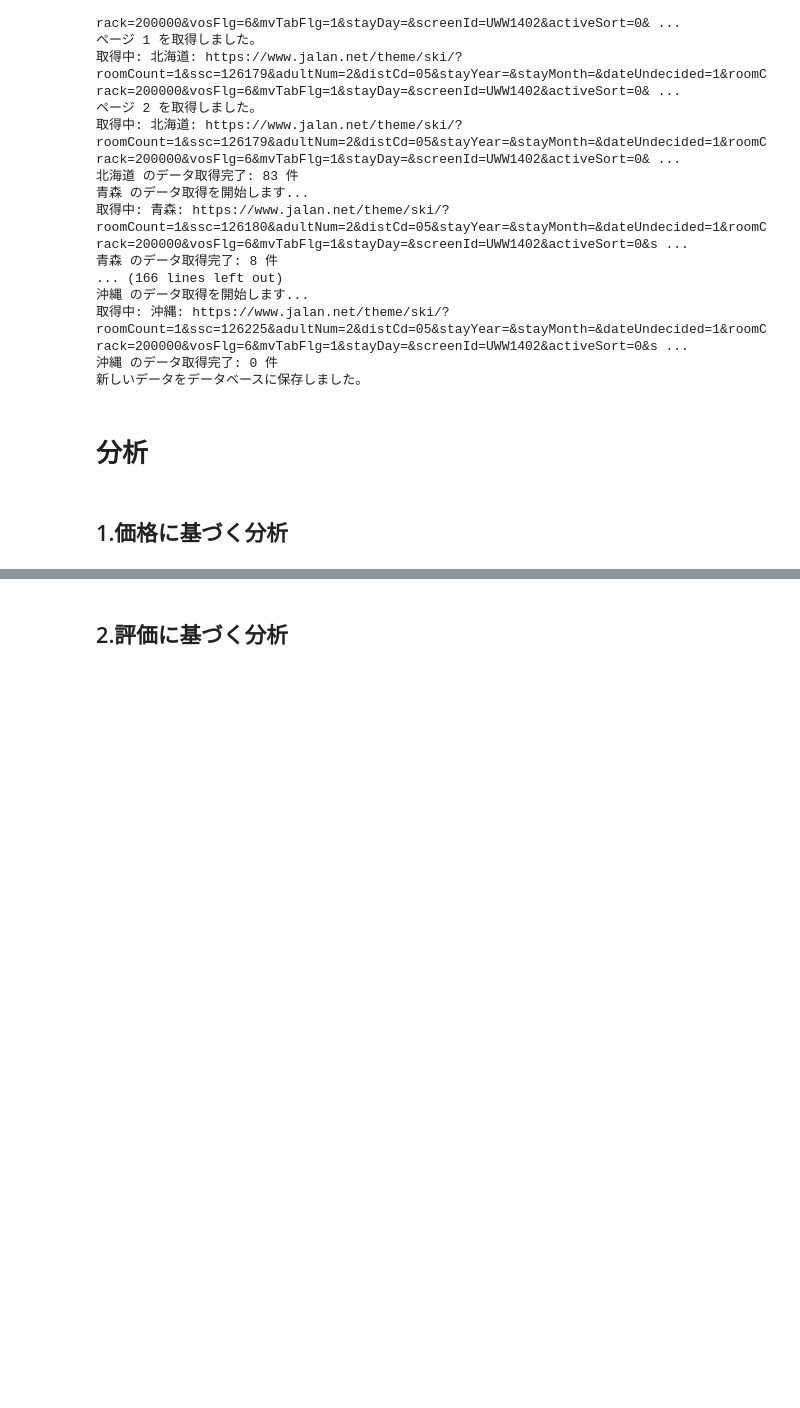
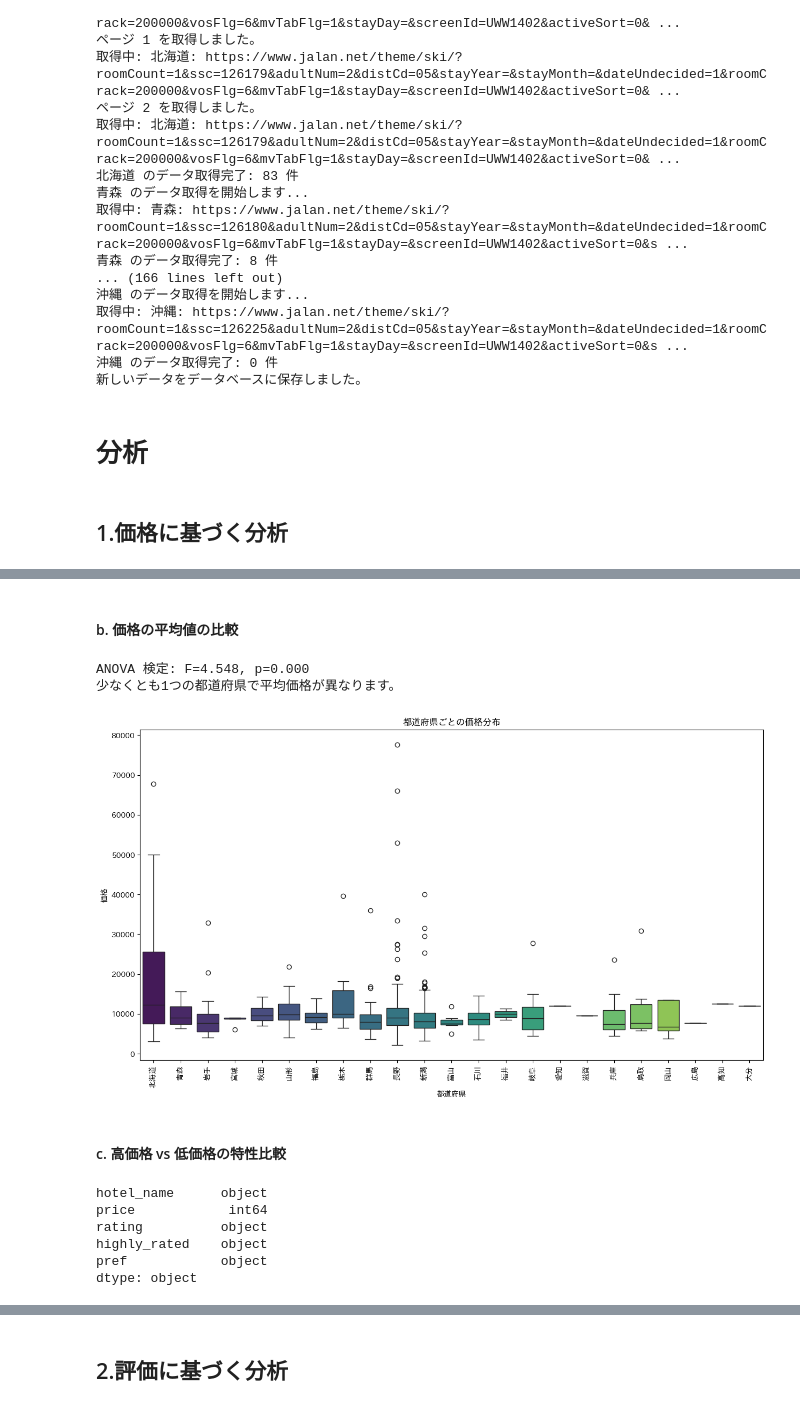
Before and after one commit to mt-hata/dsprog2-calculator, a Jupyter notebook: trip/final.ipynb, the cells around one changed output, grey strips where cells are left out. Drawn from its saved outputs; the diff is of its cells as text; code cells hidden in the pictures; blank space fills up the shorter version.

```diff
--- a/trip/final.ipynb
+++ b/trip/final.ipynb
@@ -193,0 +263,44 @@ print("新しいデータをデータベースに保存しました。")
+# %% [markdown]
+#### b. 価格の平均値の比較
+# %%
+from scipy.stats import f_oneway
+
+# 都道府県別に価格の平均を比較
+pref_prices = [df[df['pref'] == pref]['price'] for pref in df['pref'].unique()]
+stat, p_value = f_oneway(*pref_prices)
+print(f"ANOVA 検定: F={stat:.3f}, p={p_value:.3f}")
+if p_value < 0.05:
+    print("少なくとも1つの都道府県で平均価格が異なります。")
+
+# グラフ
+plt.figure(figsize=(15, 8))
+sns.boxplot(data=df, x='pref', y='price', palette='viridis')
+plt.xticks(rotation=90)
+plt.title("都道府県ごとの価格分布")
+plt.xlabel("都道府県")
+plt.ylabel("価格")
+plt.show()
+# %% [output]
+ANOVA 検定: F=4.548, p=0.000
+少なくとも1つの都道府県で平均価格が異なります。
+[figure, added]
+# %% [markdown]
+#### c. 高価格 vs 低価格の特性比較
+# %%
+print(df.dtypes)
+
+# price のクリーニングと変換
+df['price'] = pd.to_numeric(df['price'], errors='coerce')  # 数値に変換できない値を NaN にする
+
+# rating のクリーニングと変換
+df['rating'] = pd.to_numeric(df['rating'], errors='coerce')  # 数値に変換できない値を NaN にする
+
+# NaN を含む行を削除（必要に応じて）
+df = df.dropna(subset=['price', 'rating'])
+# %% [output]
+hotel_name      object
+price            int64
+rating          object
+highly_rated    object
+pref            object
+dtype: object
```
Also changed, not shown: parts of 20 cells of this notebook, 1 other file.
